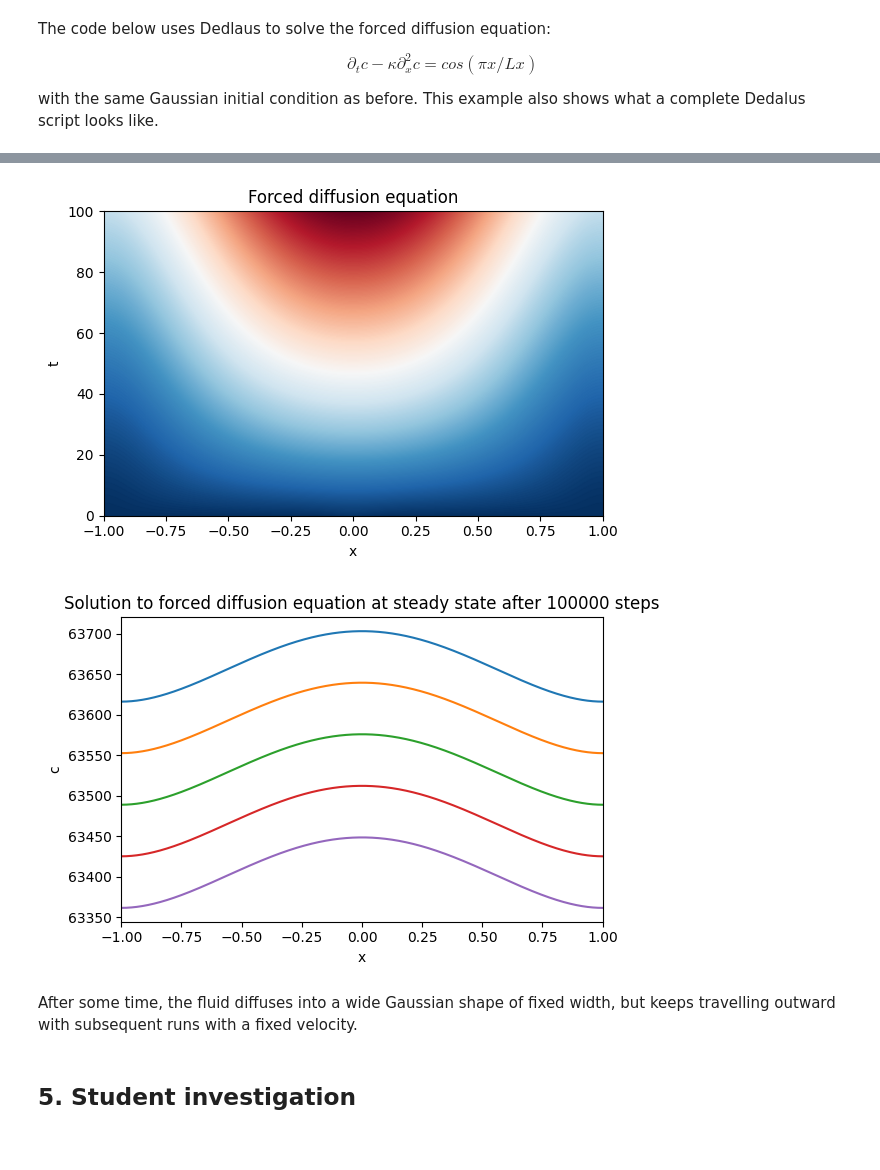
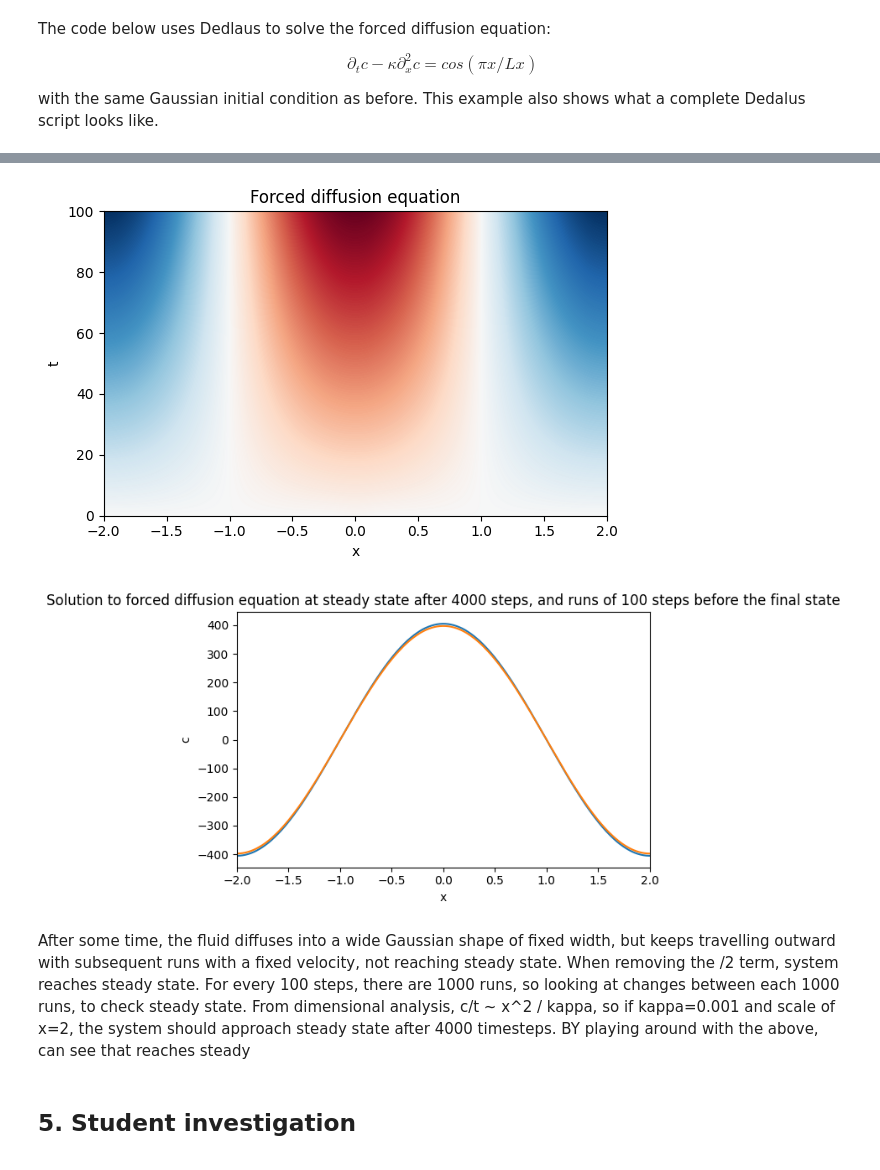
Before and after one commit to PolinaSevastyanova1/QCES, a Jupyter notebook: Project1_dedalus.ipynb, the cells around one changed output, grey strips where cells are left out. Drawn from its saved outputs; the diff is of its cells as text; code cells hidden in the pictures.

```diff
--- a/Project1_dedalus.ipynb
+++ b/Project1_dedalus.ipynb
@@ -303,7 +303,7 @@ logger = logging.getLogger(__name__)
 # Set some parameters for the problem to be solved
 Nx = 1024 # The number of gridpoints. Note that Fourier transforms are more efficient if this is a power of 2
 Lx = 2; # The domain size in x.  This should be large enough so that the solution goes to zero at the endpoints.
-x_start=-Lx/2; x_end=Lx/2 # The starting and ending bounds on x
+x_start=-Lx; x_end=Lx # The starting and ending bounds on x
 kappa = 0.001 # set the diffusivity
 
 # Create an x-coordinate, a corresponding basis, and a distributor
@@ -332,7 +332,7 @@ problem.add_equation("dt(c) - kappa * dx(dx(c)) = f_x"); # Write out the equatio
 timestepper = dedalus.CNAB1
 solver = problem.build_solver(timestepper)
 
-solver.stop_sim_time = 100000 # Stop at 10 clock time units
+solver.stop_sim_time = 4000 # Stop at 10 simulation time units
 
 # Main loop
 timestep = 0.1
@@ -381,25 +381,48 @@ plt.ylabel('t')
 plt.title('Forced diffusion equation')
 plt.tight_layout()
 # %% [output]
-[figure, old version]
+[figure, new version]
 # %%
 #Plot final run
 plt.figure(figsize=(6, 4))
 plt.plot(x, c_save[-1])
-plt.plot(x, c_save[-1000])
-plt.plot(x, c_save[-2000])
-plt.plot(x, c_save[-3000])
-plt.plot(x, c_save[-4000])
+# plt.plot(x, c_save[-1000])
+# plt.plot(x, c_save[-2000])
+# plt.plot(x, c_save[-3000])
+# plt.plot(x, c_save[-4000])
+# plt.plot(x, c_save[-5000])
+# plt.plot(x, c_save[-6000])
+# plt.plot(x, c_save[-7000])
+# plt.plot(x, c_save[-8000])
+# plt.plot(x, c_save[-9000])
+# plt.plot(x, c_save[-10000])
+# plt.plot(x, c_save[-11000])
+# plt.plot(x, c_save[-12000])
+# plt.plot(x, c_save[-13000])
+# plt.plot(x, c_save[-14000])
+# plt.plot(x, c_save[-15000])
+# plt.plot(x, c_save[-16000])
+# plt.plot(x, c_save[-17000])
+# plt.plot(x, c_save[-18000])
+# plt.plot(x, c_save[-19000])
+# plt.plot(x, c_save[-20000])
+# plt.plot(x, c_save[-21000])
+# plt.plot(x, c_save[-22000])
+# plt.plot(x, c_save[-23000])
+plt.plot(x, c_save[-24000])
 plt.xlim(x_start, x_end)
 #plt.ylim()
 plt.xlabel('x')
 plt.ylabel('c')
-plt.title('Solution to forced diffusion equation at steady state after '+ str(solver.stop_sim_time) +' steps, and runs of 1000 steps before the final state')
+plt.title('Solution to forced diffusion equation at steady state after '+ str(solver.stop_sim_time) +' steps, and runs of 100 steps before the final state')
 plt.tight_layout()
 # %% [output]
-[figure, old version]
+[figure, new version]
-# %% [markdown]
-After some time, the fluid diffuses into a wide Gaussian shape of fixed width, but keeps travelling outward with subsequent runs with a fixed velocity.
+# %% [markdown]
+After some time, the fluid diffuses into a wide Gaussian shape of fixed width, but keeps travelling outward with subsequent runs with a fixed velocity, not reaching steady state. When removing the /2 term, system reaches steady state.
+For every 100 steps, there are 1000 runs, so looking at changes between each 1000 runs, to check steady state.
+From dimensional analysis, c/t ~ x^2 / kappa, so if kappa=0.001 and scale of x=2, the system should approach steady state after 4000 timesteps.
+BY playing around with the above, can see that reaches steady
 # %% [markdown]
 ## 5. Student investigation
 <a id='student_investigation'></a>
```
Also changed, not shown: parts of 1 cell of this notebook.
